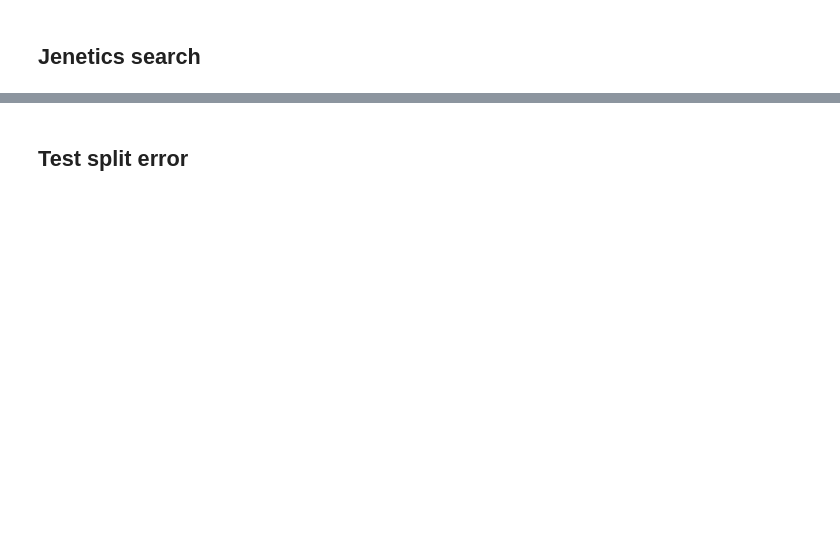
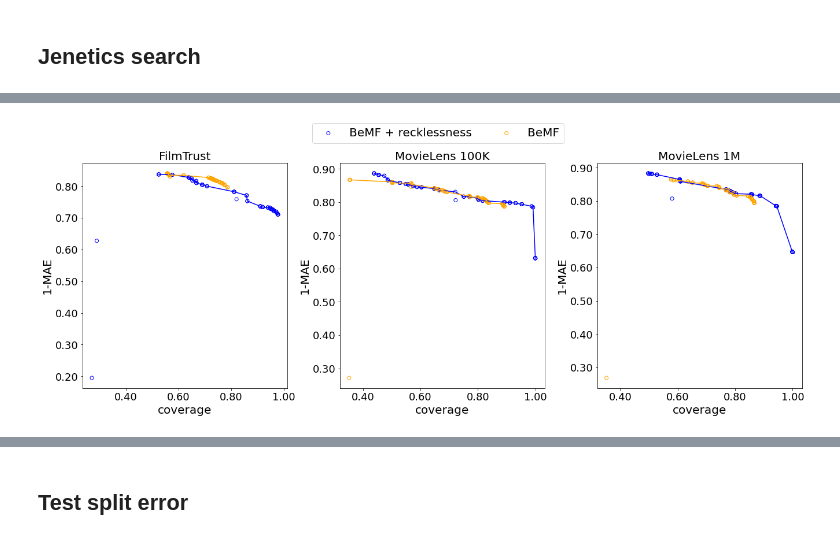
Before and after one commit to KNODIS-Research-Group/recklessness-regularization, a Jupyter notebook: figs-generator.ipynb, the cells around one changed output, grey strips where cells are left out. Cells and saved outputs as stored; diff of their text form; code cells hidden in the pictures; blank space fills up the shorter version.

```diff
--- a/figs-generator.ipynb
+++ b/figs-generator.ipynb
@@ -7,61 +8,81 @@ import numpy as np
 import pareto
 import math
 # %%
-dataset = 'ml1m' # 'ft', 'ml100k', 'ml1m'
+datasets = ['ft', 'ml100k', 'ml1m']
+# %%
+datasets_names = {
+    'ml100k': 'MovieLens 100K',
+    'ml1m': 'MovieLens 1M',
+    'ft': 'FilmTrust'
+}
 # %% [markdown]
 ## Jenetics search
 # %%
-jenetics_no_recklessness_df = pd.read_csv('./results/' + dataset +'-jenetic-search-recklessness-no.csv', sep=';')
-jenetics_no_recklessness_df
+jenetics_no_recklessness_dfs = {}
+for dataset in datasets:
+    jenetics_no_recklessness_dfs[dataset] = pd.read_csv('./results/' + dataset +'-jenetic-search-recklessness-no.csv', sep=';')
 # %%
-jenetics_recklessness_df = pd.read_csv('./results/' + dataset +'-jenetic-search-recklessness-yes.csv', sep=';')
-jenetics_recklessness_df
+jenetics_recklessness_dfs = {}
+for dataset in datasets:
+    jenetics_recklessness_dfs[dataset] = pd.read_csv('./results/' + dataset +'-jenetic-search-recklessness-yes.csv', sep=';')
 # %%
-# process results with recklessness
-recklessness_last = jenetics_recklessness_df[(jenetics_recklessness_df['generation']==150) & (jenetics_recklessness_df['cumulativeCoverage']>0)]
+n_cols = len(datasets)
+fig, axs = plt.subplots(1, n_cols, figsize=(6*n_cols, 6))
+fig.tight_layout(h_pad=6, w_pad=6)
 
-def is_pareto_front_r(row):
-    for i in range(len(recklessness_last)):
-        i_row = recklessness_last.iloc[i]
-        if i_row['cumulativeMAE'] > row['cumulativeMAE'] and i_row['cumulativeCoverage'] > row['cumulativeCoverage']:
-            return False
-    return True
+lines = []
 
-recklessness_last['is_pareto_front'] = recklessness_last.apply(is_pareto_front_r, axis = 1)
+for i, dataset in enumerate(datasets):
 
-# process results without recklessness
-no_recklessness_last = jenetics_no_recklessness_df[(jenetics_no_recklessness_df['generation']==150) & (jenetics_no_recklessness_df['cumulativeCoverage']>0)]
+    # process results with recklessness
+    jenetics_recklessness_df = jenetics_recklessness_dfs[dataset]
+    recklessness_last = jenetics_recklessness_df[(jenetics_recklessness_df['generation']==150) & (jenetics_recklessness_df['cumulativeCoverage']>0)]
 
-def is_pareto_front_nr(row):
-    for i in range(len(no_recklessness_last)):
-        i_row = no_recklessness_last.iloc[i]
-        if i_row['cumulativeMAE'] > row['cumulativeMAE'] and i_row['cumulativeCoverage'] > row['cumulativeCoverage']:
-            return False
-    return True
+    def is_pareto_front_r(row):
+        for i in range(len(recklessness_last)):
+            i_row = recklessness_last.iloc[i]
+            if i_row['cumulativeMAE'] > row['cumulativeMAE'] and i_row['cumulativeCoverage'] > row['cumulativeCoverage']:
+                return False
+        return True
 
-no_recklessness_last['is_pareto_front'] = no_recklessness_last.apply(is_pareto_front_nr, axis = 1)
+    recklessness_last['is_pareto_front'] = recklessness_last.apply(is_pareto_front_r, axis = 1)
 
-# plot results
-plt.figure(figsize=(6,6))
+    # process results without recklessness
+    jenetics_no_recklessness_df = jenetics_no_recklessness_dfs[dataset]
+    no_recklessness_last = jenetics_no_recklessness_df[(jenetics_no_recklessness_df['generation']==150) & (jenetics_no_recklessness_df['cumulativeCoverage']>0)]
 
-plt.gca().xaxis.set_major_formatter(StrMethodFormatter('{x:,.2f}'))
-plt.gca().yaxis.set_major_formatter(StrMethodFormatter('{x:,.2f}'))
+    def is_pareto_front_nr(row):
+        for i in range(len(no_recklessness_last)):
+            i_row = no_recklessness_last.iloc[i]
+            if i_row['cumulativeMAE'] > row['cumulativeMAE'] and i_row['cumulativeCoverage'] > row['cumulativeCoverage']:
+                return False
+        return True
 
-plt.scatter(recklessness_last['cumulativeCoverage'], recklessness_last['cumulativeMAE'], facecolors='none', edgecolors='blue', label="yes")
-plt.scatter(no_recklessness_last['cumulativeCoverage'], no_recklessness_last['cumulativeMAE'], facecolors='none', edgecolors='orange', label="no")
+    no_recklessness_last['is_pareto_front'] = no_recklessness_last.apply(is_pareto_front_nr, axis = 1)
 
-recklessness_pareto = recklessness_last[recklessness_last['is_pareto_front']].sort_values('cumulativeCoverage')
-plt.plot(recklessness_pareto['cumulativeCoverage'], recklessness_pareto['cumulativeMAE'], color='blue')
+    # plot results
+    axs[i].xaxis.set_major_formatter(StrMethodFormatter('{x:,.2f}'))
+    axs[i].yaxis.set_major_formatter(StrMethodFormatter('{x:,.2f}'))
 
-no_recklessness_pareto = no_recklessness_last[no_recklessness_last['is_pareto_front']].sort_values('cumulativeCoverage')
-plt.plot(no_recklessness_pareto['cumulativeCoverage'], no_recklessness_pareto['cumulativeMAE'], color='orange')
+    recklessness_yes = axs[i].scatter(recklessness_last['cumulativeCoverage'], recklessness_last['cumulativeMAE'], facecolors='none', edgecolors='blue')
+    recklessness_no = axs[i].scatter(no_recklessness_last['cumulativeCoverage'], no_recklessness_last['cumulativeMAE'], facecolors='none', edgecolors='orange')
+    lines = [recklessness_yes, recklessness_no]
 
-plt.xlabel('coverage', fontsize=16)
-plt.ylabel('1-MAE', fontsize=16)
+    recklessness_pareto = recklessness_last[recklessness_last['is_pareto_front']].sort_values('cumulativeCoverage')
+    axs[i].plot(recklessness_pareto['cumulativeCoverage'], recklessness_pareto['cumulativeMAE'], color='blue')
 
-plt.xticks(fontsize=14)
-plt.yticks(fontsize=14)
+    no_recklessness_pareto = no_recklessness_last[no_recklessness_last['is_pareto_front']].sort_values('cumulativeCoverage')
+    axs[i].plot(no_recklessness_pareto['cumulativeCoverage'], no_recklessness_pareto['cumulativeMAE'], color='orange')
 
-plt.legend(title='recklessness', title_fontsize=12, fontsize=12)
+    axs[i].set_xlabel('coverage', fontsize=20)
+    axs[i].set_ylabel('1-MAE', fontsize=20)
+    axs[i].set_title(datasets_names[dataset], fontsize=20)
 
-plt.savefig('figures/' + dataset + '-pareto.png', dpi=300, bbox_inches='tight')
+    axs[i].tick_params(axis='both', which='major', labelsize=18)
+
+
+labels = ['BeMF + recklessness', 'BeMF']
+plt.figlegend(lines, labels, loc='upper center', ncol=len(labels), bbox_to_anchor=(0.5, 1.15), fontsize=20)
+
+plt.savefig('figures/training-error-pareto-front.png', dpi=300, bbox_inches='tight')
+# %% [output]
@@ -67,0 +106 @@ plt.savefig('figures/' + dataset + '-pareto.png', dpi=300, bbox_inches='tight')
+[figure, added]
```
Also changed, not shown: parts of 10 cells of this notebook, 53 other files.
